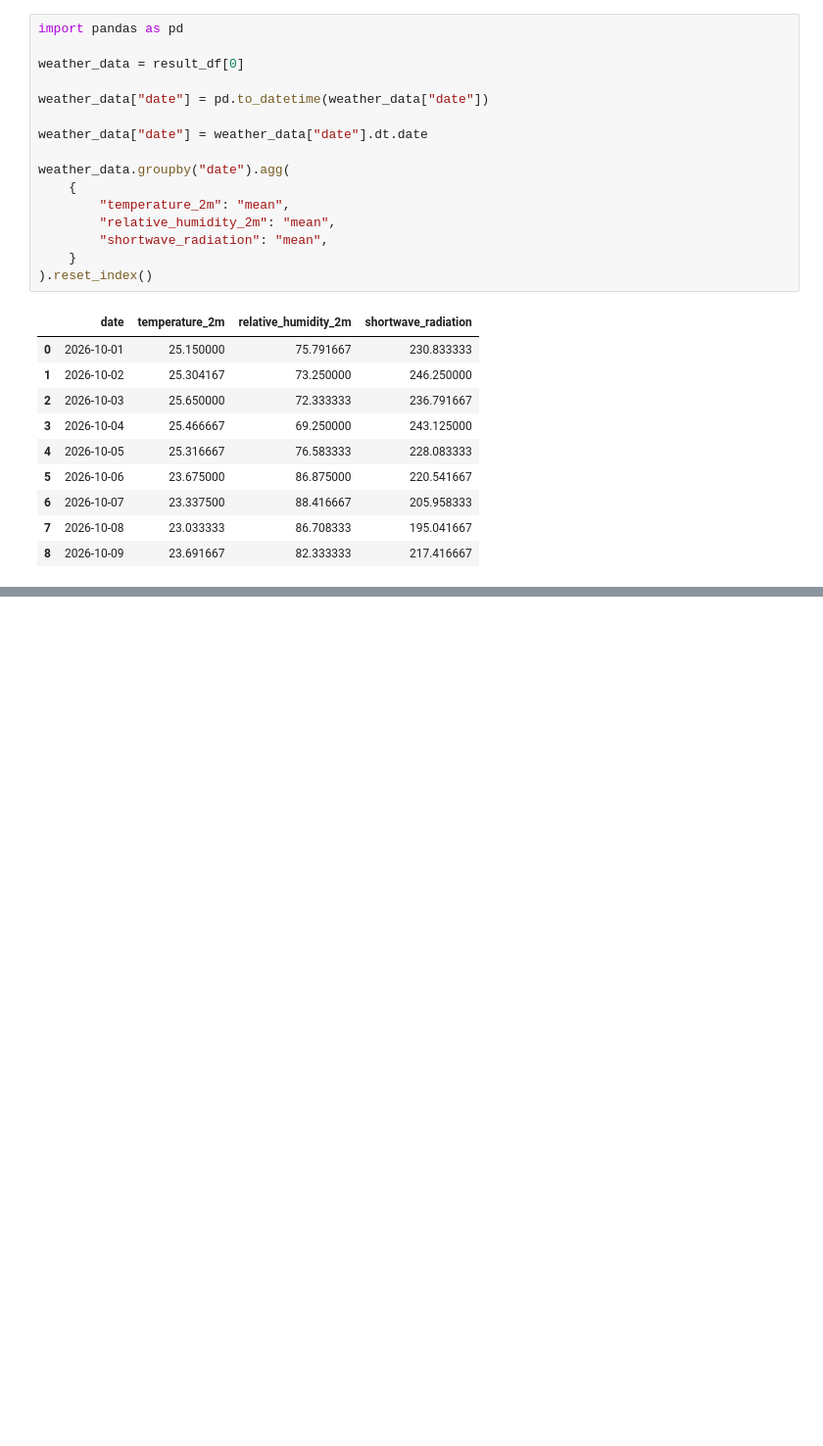
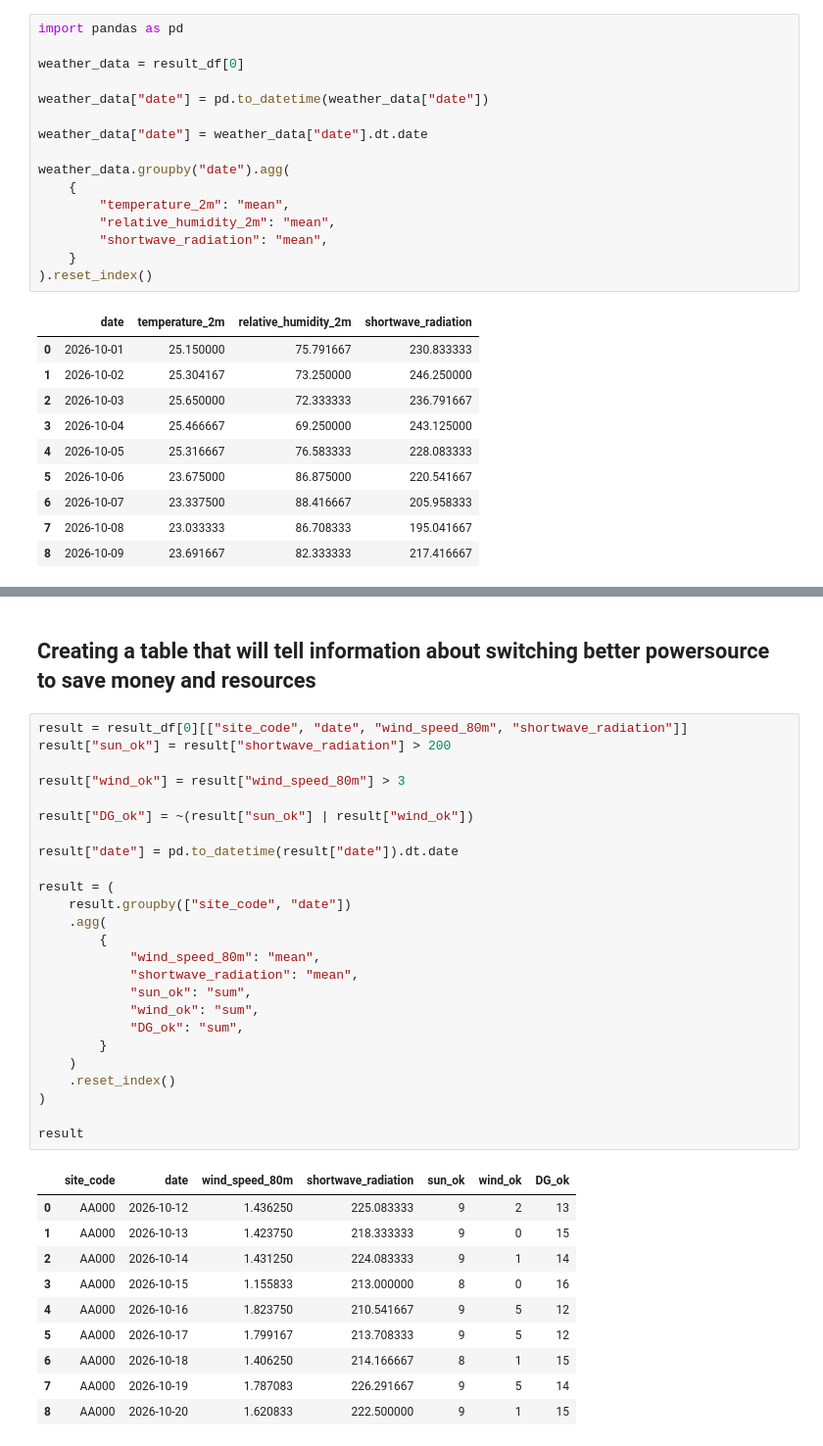
Before and after one commit to AhmadKhanSenpai/Weather_API_ETL, a Jupyter notebook: testing_and_notes.ipynb, the cells around one changed output, grey strips where cells are left out. Shown at 98% size. Saved outputs shown, nothing was run; the diff lists cells and outputs as text; blank space fills up the shorter version.

```diff
--- a/testing_and_notes.ipynb
+++ b/testing_and_notes.ipynb
@@ -840,0 +869,38 @@ weather_data.groupby("date").agg(
+# %% [markdown]
+## Creating a table that will tell information about switching better powersource to save money and resources
+# %%
+result = result_df[0][["site_code", "date", "wind_speed_80m", "shortwave_radiation"]]
+result["sun_ok"] = result["shortwave_radiation"] > 200
+
+result["wind_ok"] = result["wind_speed_80m"] > 3
+
+result["DG_ok"] = ~(result["sun_ok"] | result["wind_ok"])
+
+result["date"] = pd.to_datetime(result["date"]).dt.date
+
+result = (
+    result.groupby(["site_code", "date"])
+    .agg(
+        {
+            "wind_speed_80m": "mean",
+            "shortwave_radiation": "mean",
+            "sun_ok": "sum",
+            "wind_ok": "sum",
+            "DG_ok": "sum",
+        }
+    )
+    .reset_index()
+)
+
+result
+# %% [output]
+|  | site_code | date | wind_speed_80m | shortwave_radiation | sun_ok | wind_ok | DG_ok |
+| 0 | AA000 | 2026-10-12 | 1.436250 | 225.083333 | 9 | 2 | 13 |
+| 1 | AA000 | 2026-10-13 | 1.423750 | 218.333333 | 9 | 0 | 15 |
+| 2 | AA000 | 2026-10-14 | 1.431250 | 224.083333 | 9 | 1 | 14 |
+| 3 | AA000 | 2026-10-15 | 1.155833 | 213.000000 | 8 | 0 | 16 |
+| 4 | AA000 | 2026-10-16 | 1.823750 | 210.541667 | 9 | 5 | 12 |
+| 5 | AA000 | 2026-10-17 | 1.799167 | 213.708333 | 9 | 5 | 12 |
+| 6 | AA000 | 2026-10-18 | 1.406250 | 214.166667 | 8 | 1 | 15 |
+| 7 | AA000 | 2026-10-19 | 1.787083 | 226.291667 | 9 | 5 | 14 |
+| 8 | AA000 | 2026-10-20 | 1.620833 | 222.500000 | 9 | 1 | 15 |
```
Also changed, not shown: parts of 4 cells of this notebook, 7 other files.
